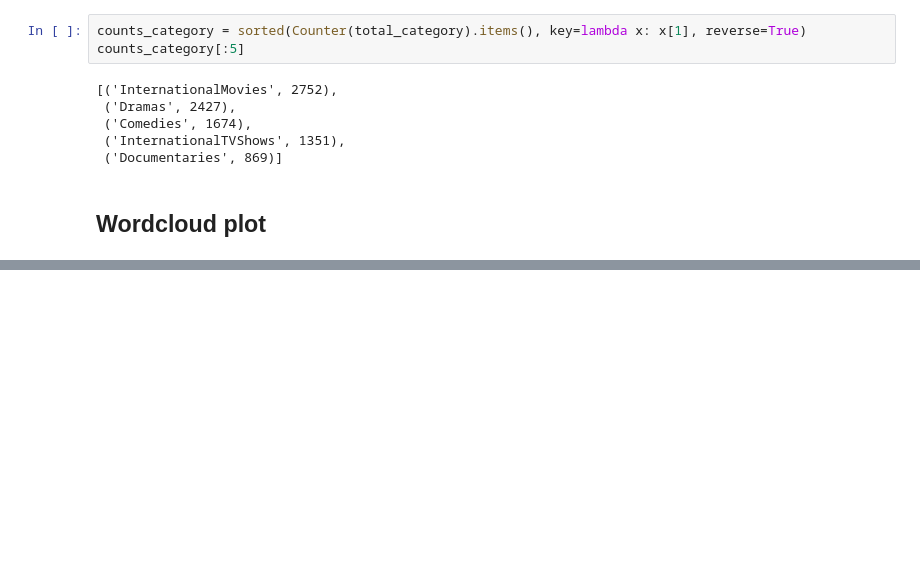
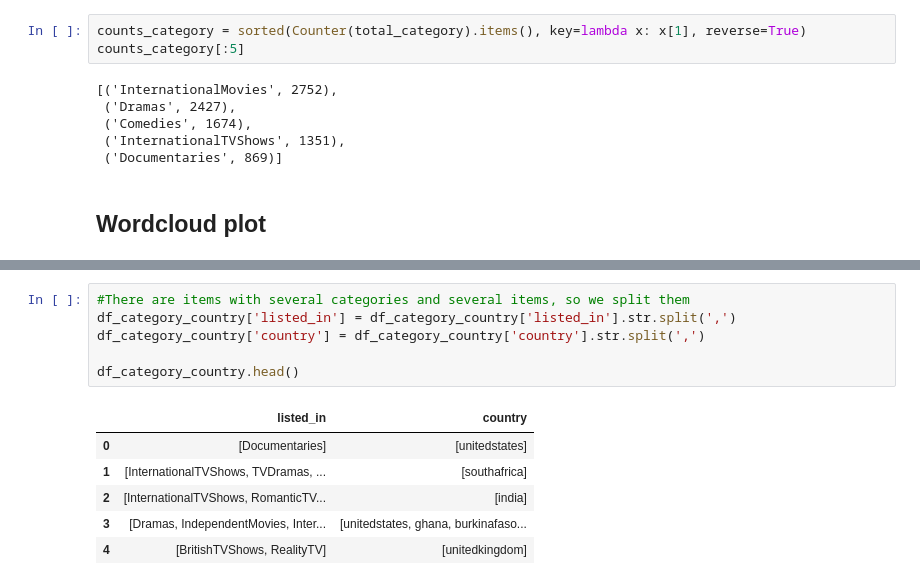
Before and after one commit to Edgar-La/Data_visualization_MoviesTVshows, a Jupyter notebook: Data_visualization.ipynb, the cells around one changed output, grey strips where cells are left out. Cells and saved outputs as stored; diff of their text form; blank space fills up the shorter version.

```diff
--- a/Data_visualization.ipynb
+++ b/Data_visualization.ipynb
@@ -585,0 +603,13 @@ plt.show()
+# %%
+#There are items with several categories and several items, so we split them
+df_category_country['listed_in'] = df_category_country['listed_in'].str.split(',')
+df_category_country['country'] = df_category_country['country'].str.split(',')
+
+df_category_country.head()
+# %% [output]
+|  | listed_in | country |
+| 0 | [Documentaries] | [unitedstates] |
+| 1 | [InternationalTVShows, TVDramas, ... | [southafrica] |
+| 2 | [InternationalTVShows, RomanticTV... | [india] |
+| 3 | [Dramas, IndependentMovies, Inter... | [unitedstates, ghana, burkinafaso... |
+| 4 | [BritishTVShows, RealityTV] | [unitedkingdom] |
```
Also changed, not shown: parts of 16 cells of this notebook.
